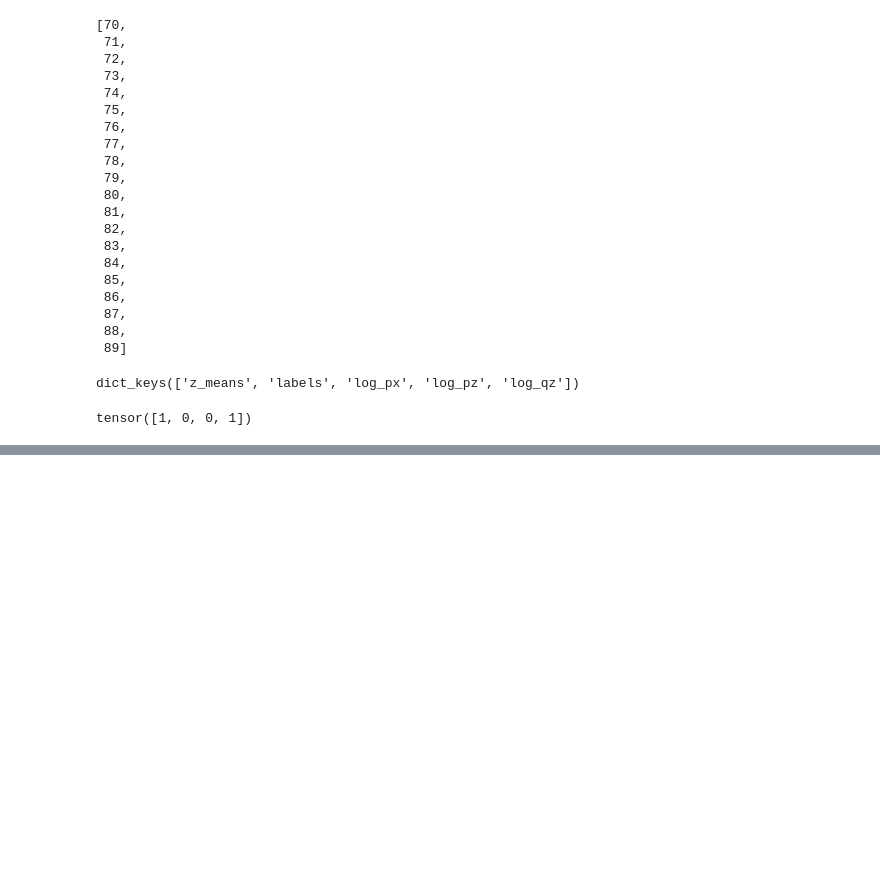
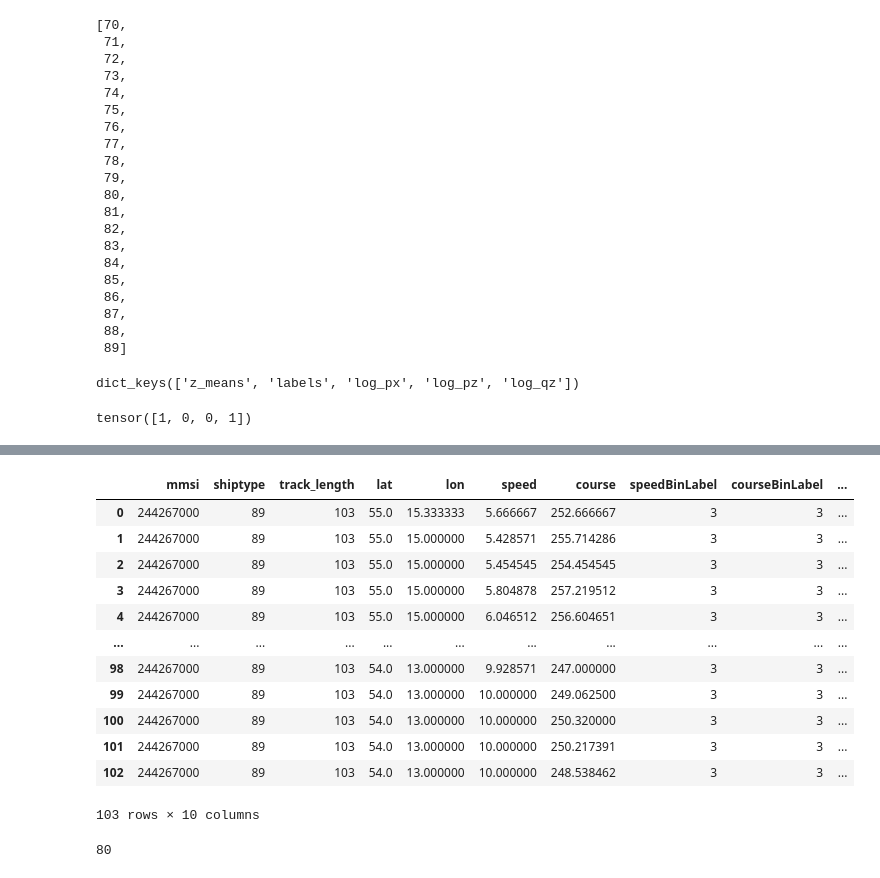
Before and after one commit to carinhopm/ais_vrnn, a Jupyter notebook: code/Untitled.ipynb, the cells around one changed output, grey strips where cells are left out. Saved outputs shown, nothing was run; the diff lists cells and outputs as text; code cells hidden in the pictures; blank space fills up the shorter version.

```diff
--- a/code/Untitled.ipynb
+++ b/code/Untitled.ipynb
@@ -283,0 +424,20 @@ tensor([1, 0, 0, 1])
+# %%
+tmpdf
+# %% [output]
+|  | mmsi | shiptype | track_length | lat | lon | speed | course | speedBinLabel | courseBinLabel | ... |
+| 0 | 244267000 | 89 | 103 | 55.0 | 15.333333 | 5.666667 | 252.666667 | 3 | 3 | ... |
+| 1 | 244267000 | 89 | 103 | 55.0 | 15.000000 | 5.428571 | 255.714286 | 3 | 3 | ... |
+| 2 | 244267000 | 89 | 103 | 55.0 | 15.000000 | 5.454545 | 254.454545 | 3 | 3 | ... |
+| 3 | 244267000 | 89 | 103 | 55.0 | 15.000000 | 5.804878 | 257.219512 | 3 | 3 | ... |
+| 4 | 244267000 | 89 | 103 | 55.0 | 15.000000 | 6.046512 | 256.604651 | 3 | 3 | ... |
+| ... | ... | ... | ... | ... | ... | ... | ... | ... | ... | ... |
+| 98 | 244267000 | 89 | 103 | 54.0 | 13.000000 | 9.928571 | 247.000000 | 3 | 3 | ... |
+| 99 | 244267000 | 89 | 103 | 54.0 | 13.000000 | 10.000000 | 249.062500 | 3 | 3 | ... |
+| 100 | 244267000 | 89 | 103 | 54.0 | 13.000000 | 10.000000 | 250.320000 | 3 | 3 | ... |
+| 101 | 244267000 | 89 | 103 | 54.0 | 13.000000 | 10.000000 | 250.217391 | 3 | 3 | ... |
+| 102 | 244267000 | 89 | 103 | 54.0 | 13.000000 | 10.000000 | 248.538462 | 3 | 3 | ... |
+103 rows × 10 columns
+# %%
+max(tmpdf['track_length'])
+# %% [output]
+80
```
Also changed, not shown: parts of 17 cells of this notebook, 7 other files.
